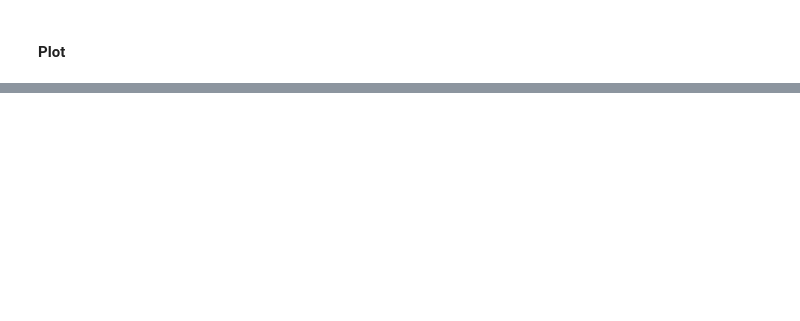
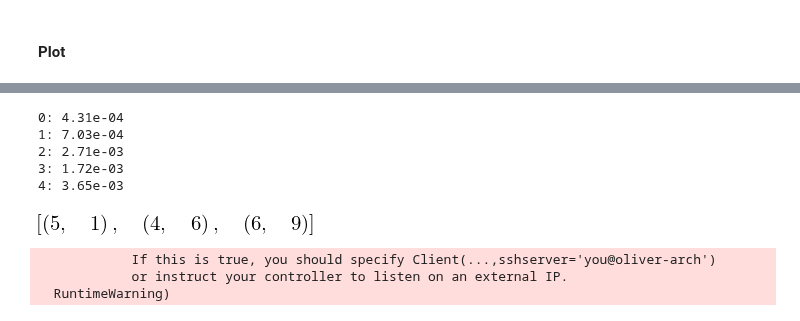
Before and after one commit to OliverEvans96/kelp, a Jupyter notebook: code/python/ManufacturedSolution.ipynb, the cells around one changed output, grey strips where cells are left out. Saved outputs shown, nothing was run; the diff lists cells and outputs as text; code cells hidden in the pictures; blank space fills up the shorter version.

```diff
--- a/code/python/ManufacturedSolution.ipynb
+++ b/code/python/ManufacturedSolution.ipynb
@@ -1066,0 +1210,12 @@ l.get_color()
+# %%
+for n in num_scatters_list:
+    print("{}: {:.2e}".format(
+        n,
+        np.abs(asym_rad_list[n] - tay_rad_list[n]).max()
+    ))
+# %% [output]
+0: 4.31e-04
+1: 7.03e-04
+2: 2.71e-03
+3: 1.72e-03
+4: 3.65e-03
@@ -1066,0 +1224,4 @@ l.get_color()
+# %%
+sorted(((4,6), (5,1), (6,9)), key=lambda x: x[1])
+# %% [output]
+[figure, added]
@@ -1066,0 +1230,6 @@ l.get_color()
+# %%
+ipc = ipp.Client()
+# %% [output]
+            If this is true, you should specify Client(...,sshserver='you@oliver-arch')
+            or instruct your controller to listen on an external IP.
+  RuntimeWarning)
```
Also changed, not shown: parts of 31 cells of this notebook.
